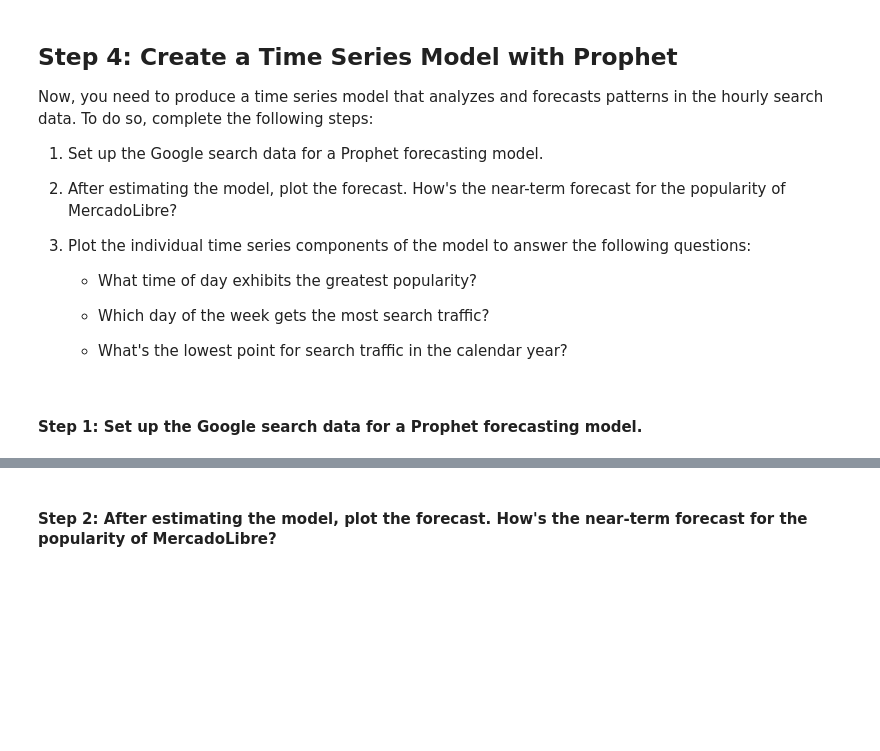
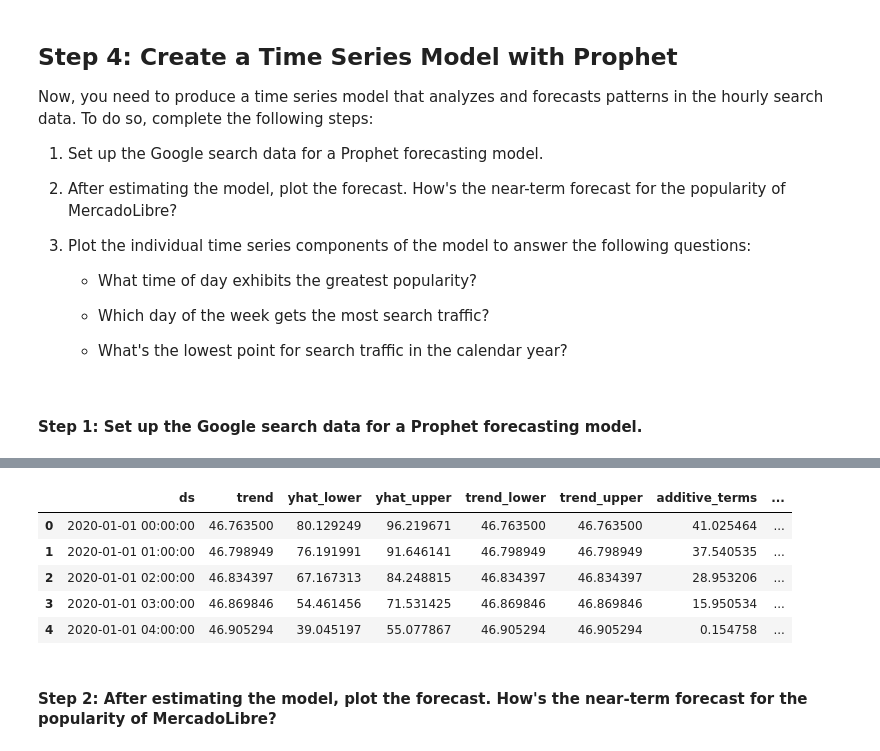
Before and after one commit to natesena/prophet-challenge, a Jupyter notebook: forecasting_net_prophet.ipynb, the cells around one changed output, grey strips where cells are left out. Saved outputs shown, nothing was run; the diff lists cells and outputs as text; code cells hidden in the pictures; blank space fills up the shorter version.

```diff
--- a/forecasting_net_prophet.ipynb
+++ b/forecasting_net_prophet.ipynb
@@ -455,12 +475,16 @@ Now, you need to produce a time series model that analyzes and forecasts pattern
 #### Step 1: Set up the Google search data for a Prophet forecasting model.
 # %%
 # Using the df_mercado_trends DataFrame, reset the index so the date information is no longer the index
-
-
+mercado["time"] = mercado.index
+mercado = mercado.reset_index(drop=True)
+mercado.head()
 # Label the columns ds and y so that the syntax is recognized by Prophet
-
-
+ds = mercado["time"]
+y = mercado["Search Trends"]
+mercado = pd.concat([ds, y], axis=1)
+mercado.columns = ["ds", "y"]
 # Drop an NaN values from the prophet_df DataFrame
-
+mercado.dropna(inplace=True)
 
 # View the first and last five rows of the mercado_prophet_df DataFrame
+mercado.head()
@@ -477,8 +522,16 @@ Now, you need to produce a time series model that analyzes and forecasts pattern
 # %%
 # Make the predictions for the trend data using the future_mercado_trends DataFrame
-
+forecast_mercado_trends = prophet_model.predict(future_mercado_trends)
 
 # Display the first five rows of the forecast_mercado_trends DataFrame
+forecast_mercado_trends.head()
+# %% [output]
+|  | ds | trend | yhat_lower | yhat_upper | trend_lower | trend_upper | additive_terms | ... |
+| 0 | 2020-01-01 00:00:00 | 46.763500 | 80.129249 | 96.219671 | 46.763500 | 46.763500 | 41.025464 | ... |
+| 1 | 2020-01-01 01:00:00 | 46.798949 | 76.191991 | 91.646141 | 46.798949 | 46.798949 | 37.540535 | ... |
+| 2 | 2020-01-01 02:00:00 | 46.834397 | 67.167313 | 84.248815 | 46.834397 | 46.834397 | 28.953206 | ... |
+| 3 | 2020-01-01 03:00:00 | 46.869846 | 54.461456 | 71.531425 | 46.869846 | 46.869846 | 15.950534 | ... |
+| 4 | 2020-01-01 04:00:00 | 46.905294 | 39.045197 | 55.077867 | 46.905294 | 46.905294 | 0.154758 | ... |
 # %% [markdown]
 #### Step 2: After estimating the model, plot the forecast. How's the near-term forecast for the popularity of MercadoLibre?
 # %%
```
Also changed, not shown: parts of 16 cells of this notebook.
